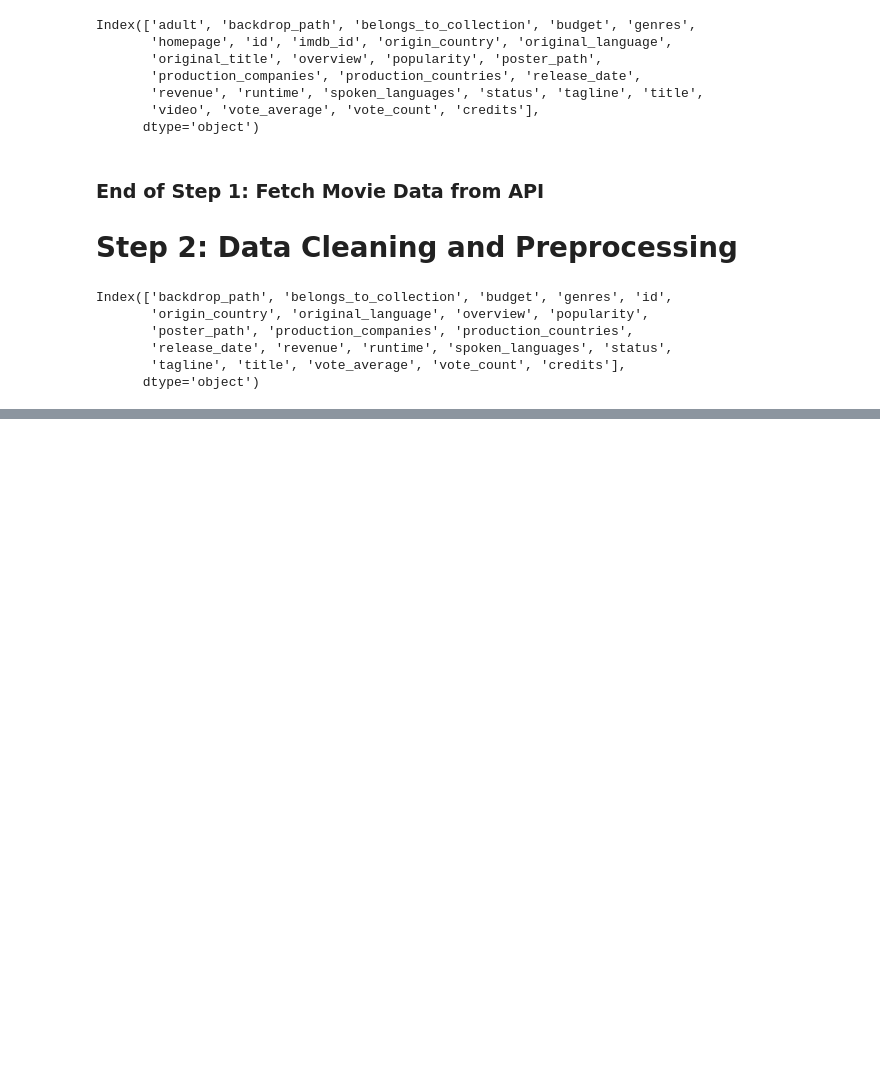
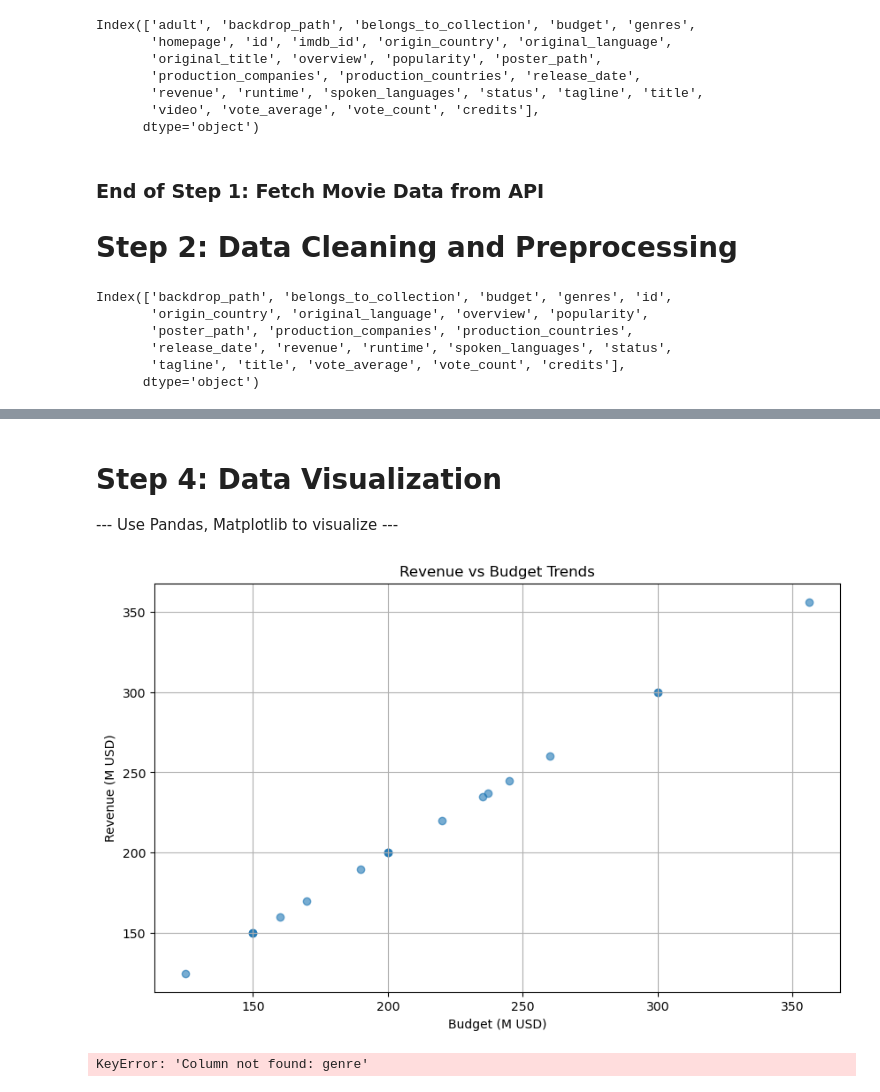
Before and after one commit to jill-break/DE02---TMDB-Movie-Data-Analysis, a Jupyter notebook: tmdb.ipynb, the cells around one changed output, grey strips where cells are left out. Saved outputs shown, nothing was run; the diff lists cells and outputs as text; code cells hidden in the pictures; blank space fills up the shorter version.

Commit message:
Step 2 & Step 3

```diff
--- a/tmdb.ipynb
+++ b/tmdb.ipynb
@@ -127,0 +611,32 @@ Name: count, dtype: int64
+# %%
+
+
+# 1. REPAIR: We need to get the 'credits' data back
+# We merge the original JSON data (selected_movie_ids) back into our clean CSV data
+df_clean = pd.read_csv('movies_clean.csv')
+
+# Create a temporary DF with just IDs and Credits from your original fetch
+df_credits = pd.DataFrame(selected_movie_ids)[['id', 'credits']]
+
+# Merge them (Database Join) so we have the raw data again
+df_movie = pd.merge(df_clean, df_credits, on='id', how='left')
+
+# 2. DEFINE EXTRACTION FUNCTIONS (Reuse from Step 3.1)
+def get_cast(credits_data):
+    # Safe check: ensure data is a dictionary (not NaN)
+    if isinstance(credits_data, dict) and 'cast' in credits_data:
+        # Extract top 5 actors
+        actors = [x['name'] for x in credits_data['cast'][:5]]
+        return "|".join(actors)
+    return ""  # Return empty string instead of NaN to avoid type errors
+
+def get_director(credits_data):
+    if isinstance(credits_data, dict) and 'crew' in credits_data:
+        directors = [x['name'] for x in credits_data['crew'] if x.get('job') == 'Director']
+        return "|".join(directors)
+    return ""
+
+print("--- Repopulating Cast & Director ---")
+# Apply the functions
+df_movie['cast'] = df_movie['credits'].apply(get_cast)
+df_movie['director'] = df_movie['credits'].apply(get_director)
@@ -127,0 +774,35 @@ Name: count, dtype: int64
+# %% [markdown]
+# Step 4: Data Visualization
+--- Use Pandas, Matplotlib to visualize ---
+# %%
+#  Revenue vs Budget Visualization
+plt.figure(figsize=(10,6))
+plt.scatter(df_movie['budget_musd'], df_movie['budget_musd'], alpha=0.6)
+plt.xlabel('Budget (M USD)')
+plt.ylabel('Revenue (M USD)')
+plt.title('Revenue vs Budget Trends')
+plt.grid(True)
+plt.show()
+# %% [output]
+[figure, added]
+# %%
+# Average ROI by Genre Visualization
+df_movie['genre_list'] = df_movie['genres'].str.split('|')
+
+# 2. FIX: Explode the list so one movie creates multiple rows (one for each genre)
+df_exploded = df_movie.explode('genre_list')
+
+# 3. Calculate Average ROI
+# Note: We group by the NEW 'genre_list' column
+avg_roi = df_exploded.groupby('genre_list')['genre'].mean().sort_values(ascending=False)
+
+# 4. Plot
+plt.figure(figsize=(12,6))
+plt.bar(avg_roi.index, avg_roi.values, color='skyblue', edgecolor='black')
+plt.xticks(rotation=60, ha='right')
+plt.ylabel('Average ROI (Multiplier)')
+plt.title('Average ROI by Genre')
+plt.grid(axis='y', linestyle='--', alpha=0.5) # Optional: Adds a grid for easier reading
+plt.show()
+# %% [output]
+KeyError: 'Column not found: genre'
```
Also changed, not shown: parts of 22 cells of this notebook.
